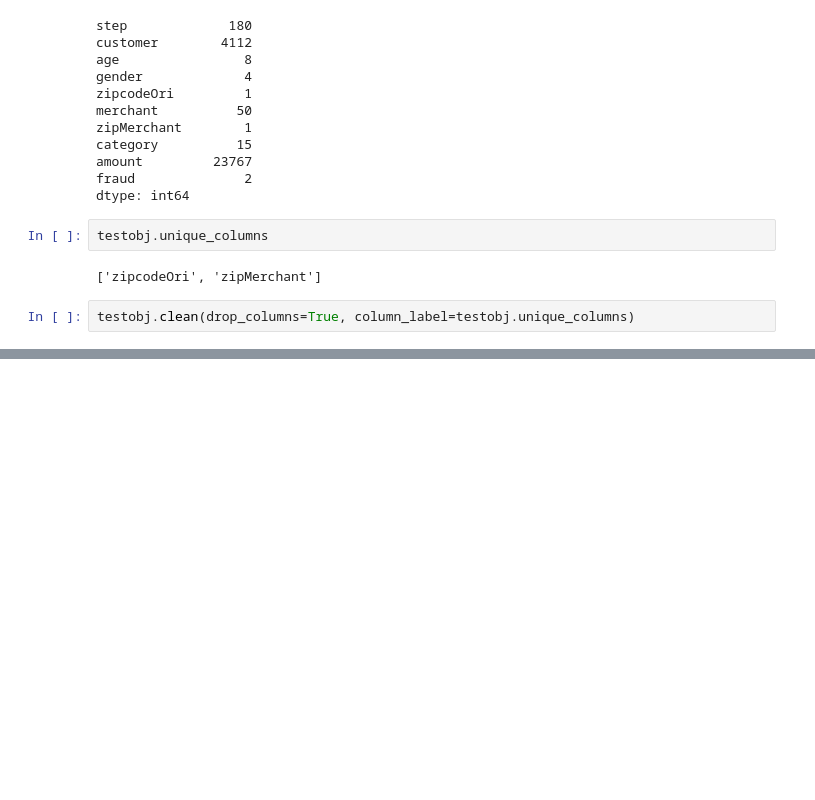
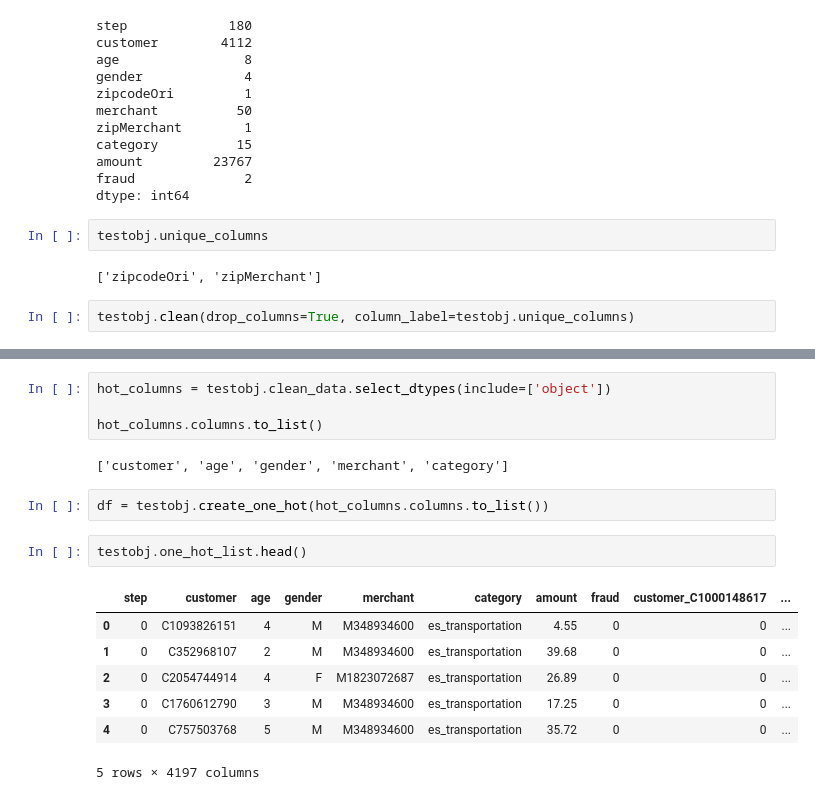
Before and after one commit to CMootz/DS-bank-app, a Jupyter notebook: notebooks/Untitled.ipynb, the cells around one changed output, grey strips where cells are left out. Saved outputs shown, nothing was run; the diff lists cells and outputs as text; blank space fills up the shorter version.

```diff
--- a/notebooks/Untitled.ipynb
+++ b/notebooks/Untitled.ipynb
@@ -47 +53,19 @@ testobj.clean_data
 594643 rows × 8 columns
+# %%
+hot_columns = testobj.clean_data.select_dtypes(include=['object'])
+
+hot_columns.columns.to_list()
+# %% [output]
+['customer', 'age', 'gender', 'merchant', 'category']
+# %%
+df = testobj.create_one_hot(hot_columns.columns.to_list())
+# %%
+testobj.one_hot_list.head()
+# %% [output]
+|  | step | customer | age | gender | merchant | category | amount | fraud | customer_C1000148617 | ... |
+| 0 | 0 | C1093826151 | 4 | M | M348934600 | es_transportation | 4.55 | 0 | 0 | ... |
+| 1 | 0 | C352968107 | 2 | M | M348934600 | es_transportation | 39.68 | 0 | 0 | ... |
+| 2 | 0 | C2054744914 | 4 | F | M1823072687 | es_transportation | 26.89 | 0 | 0 | ... |
+| 3 | 0 | C1760612790 | 3 | M | M348934600 | es_transportation | 17.25 | 0 | 0 | ... |
+| 4 | 0 | C757503768 | 5 | M | M348934600 | es_transportation | 35.72 | 0 | 0 | ... |
+5 rows × 4197 columns
```
Also changed, not shown: parts of 3 cells of this notebook, 1 other file.
